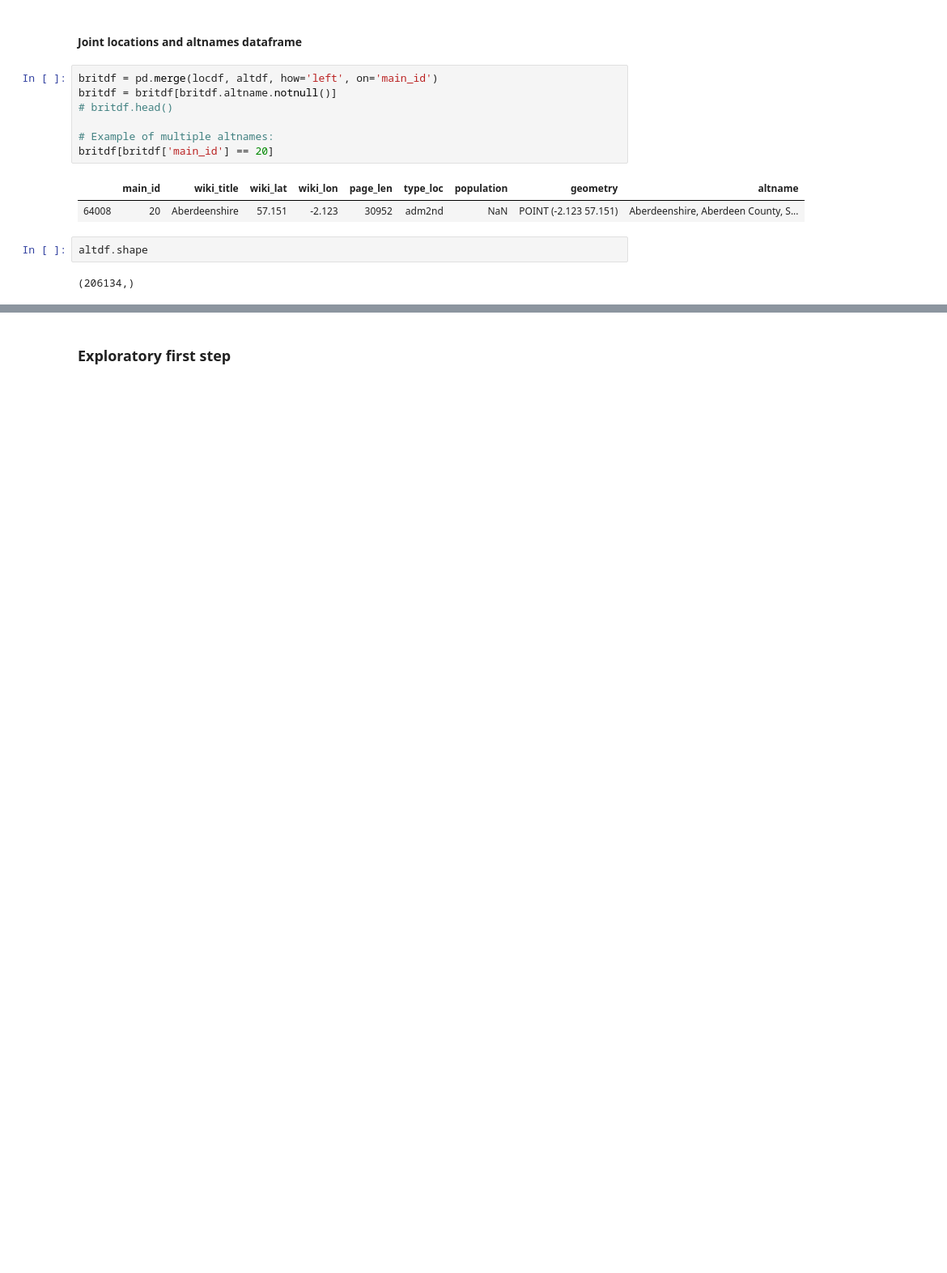
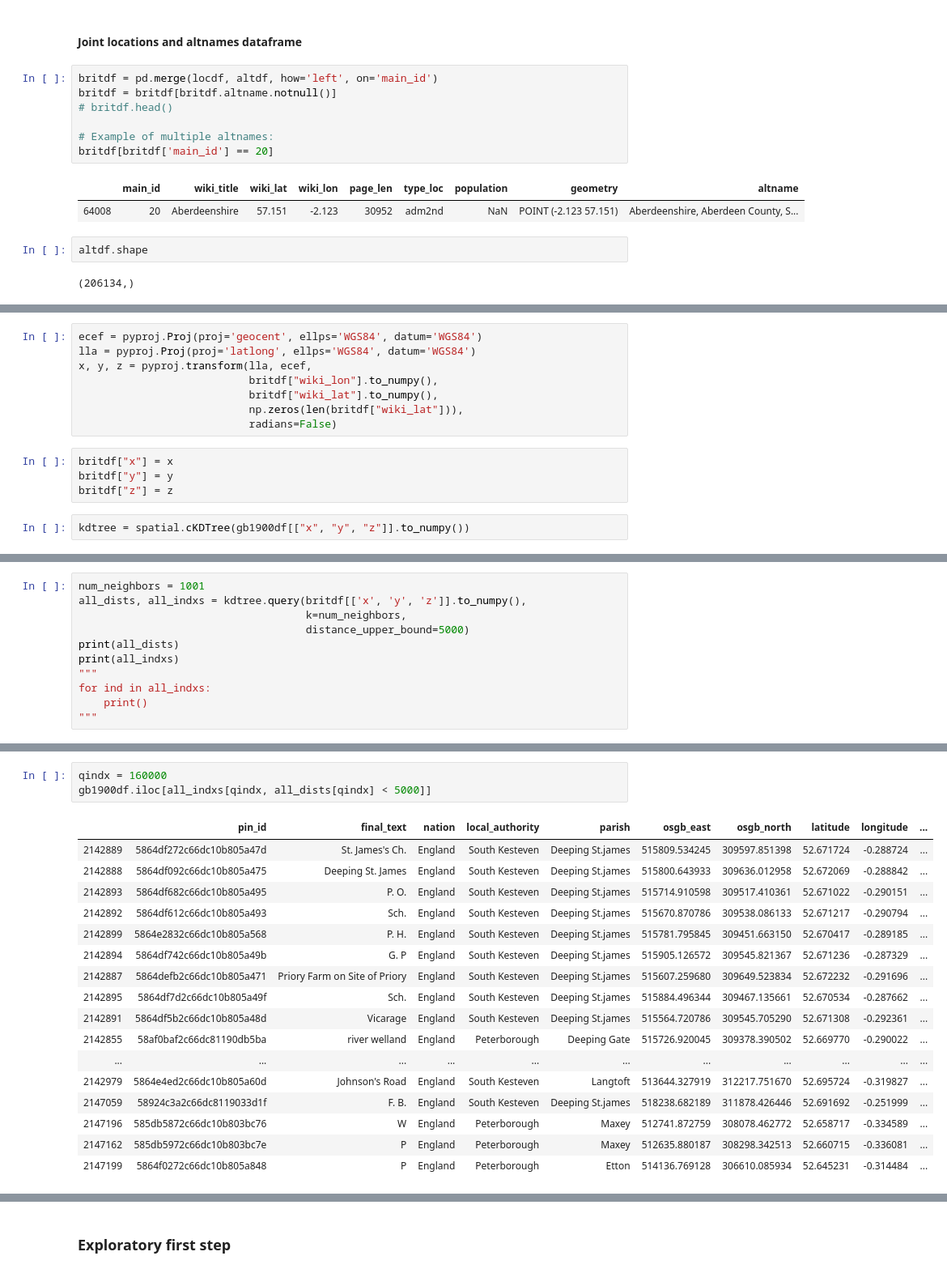
Before and after one commit to Living-with-machines/maps-at-scale-hack-day-notebooks, a Jupyter notebook: space-time-mro/gb1900_analysis/hackday3.ipynb, the cells around one changed output, grey strips where cells are left out. Shown at 81% size. Drawn from its saved outputs; the diff is of its cells as text; blank space fills up the shorter version.

```diff
--- a/space-time-mro/gb1900_analysis/hackday3.ipynb
+++ b/space-time-mro/gb1900_analysis/hackday3.ipynb
@@ -227,0 +242,14 @@ altdf.shape
+# %%
+ecef = pyproj.Proj(proj='geocent', ellps='WGS84', datum='WGS84')
+lla = pyproj.Proj(proj='latlong', ellps='WGS84', datum='WGS84')
+x, y, z = pyproj.transform(lla, ecef,
+                           britdf["wiki_lon"].to_numpy(),
+                           britdf["wiki_lat"].to_numpy(),
+                           np.zeros(len(britdf["wiki_lat"])),
+                           radians=False)
+# %%
+britdf["x"] = x
+britdf["y"] = y
+britdf["z"] = z
+# %%
+kdtree = spatial.cKDTree(gb1900df[["x", "y", "z"]].to_numpy())
@@ -227,0 +260,11 @@ altdf.shape
+# %%
+num_neighbors = 1001
+all_dists, all_indxs = kdtree.query(britdf[['x', 'y', 'z']].to_numpy(),
+                                    k=num_neighbors,
+                                    distance_upper_bound=5000)
+print(all_dists)
+print(all_indxs)
+"""
+for ind in all_indxs:
+    print()
+"""
@@ -227,0 +322,21 @@ altdf.shape
+# %%
+qindx = 160000
+gb1900df.iloc[all_indxs[qindx, all_dists[qindx] < 5000]]
+# %% [output]
+|  | pin_id | final_text | nation | local_authority | parish | osgb_east | osgb_north | latitude | longitude | ... |
+| 2142889 | 5864df272c66dc10b805a47d | St. James's Ch. | England | South Kesteven | Deeping St.james | 515809.534245 | 309597.851398 | 52.671724 | -0.288724 | ... |
+| 2142888 | 5864df092c66dc10b805a475 | Deeping St. James | England | South Kesteven | Deeping St.james | 515800.643933 | 309636.012958 | 52.672069 | -0.288842 | ... |
+| 2142893 | 5864df682c66dc10b805a495 | P. O. | England | South Kesteven | Deeping St.james | 515714.910598 | 309517.410361 | 52.671022 | -0.290151 | ... |
+| 2142892 | 5864df612c66dc10b805a493 | Sch. | England | South Kesteven | Deeping St.james | 515670.870786 | 309538.086133 | 52.671217 | -0.290794 | ... |
+| 2142899 | 5864e2832c66dc10b805a568 | P. H. | England | South Kesteven | Deeping St.james | 515781.795845 | 309451.663150 | 52.670417 | -0.289185 | ... |
+| 2142894 | 5864df742c66dc10b805a49b | G. P | England | South Kesteven | Deeping St.james | 515905.126572 | 309545.821367 | 52.671236 | -0.287329 | ... |
+| 2142887 | 5864defb2c66dc10b805a471 | Priory Farm on Site of Priory | England | South Kesteven | Deeping St.james | 515607.259680 | 309649.523834 | 52.672232 | -0.291696 | ... |
+| 2142895 | 5864df7d2c66dc10b805a49f | Sch. | England | South Kesteven | Deeping St.james | 515884.496344 | 309467.135661 | 52.670534 | -0.287662 | ... |
+| 2142891 | 5864df5b2c66dc10b805a48d | Vicarage | England | South Kesteven | Deeping St.james | 515564.720786 | 309545.705290 | 52.671308 | -0.292361 | ... |
+| 2142855 | 58af0baf2c66dc81190db5ba | river welland | England | Peterborough | Deeping Gate | 515726.920045 | 309378.390502 | 52.669770 | -0.290022 | ... |
+| ... | ... | ... | ... | ... | ... | ... | ... | ... | ... | ... |
+| 2142979 | 5864e4ed2c66dc10b805a60d | Johnson's Road | England | South Kesteven | Langtoft | 513644.327919 | 312217.751670 | 52.695724 | -0.319827 | ... |
+| 2147059 | 58924c3a2c66dc8119033d1f | F. B. | England | South Kesteven | Deeping St.james | 518238.682189 | 311878.426446 | 52.691692 | -0.251999 | ... |
+| 2147196 | 585db5872c66dc10b803bc76 | W | England | Peterborough | Maxey | 512741.872759 | 308078.462772 | 52.658717 | -0.334589 | ... |
+| 2147162 | 585db5972c66dc10b803bc7e | P | England | Peterborough | Maxey | 512635.880187 | 308298.342513 | 52.660715 | -0.336081 | ... |
+| 2147199 | 5864f0272c66dc10b805a848 | P | England | Peterborough | Etton | 514136.769128 | 306610.085934 | 52.645231 | -0.314484 | ... |
```
Also changed, not shown: parts of 11 cells of this notebook.
